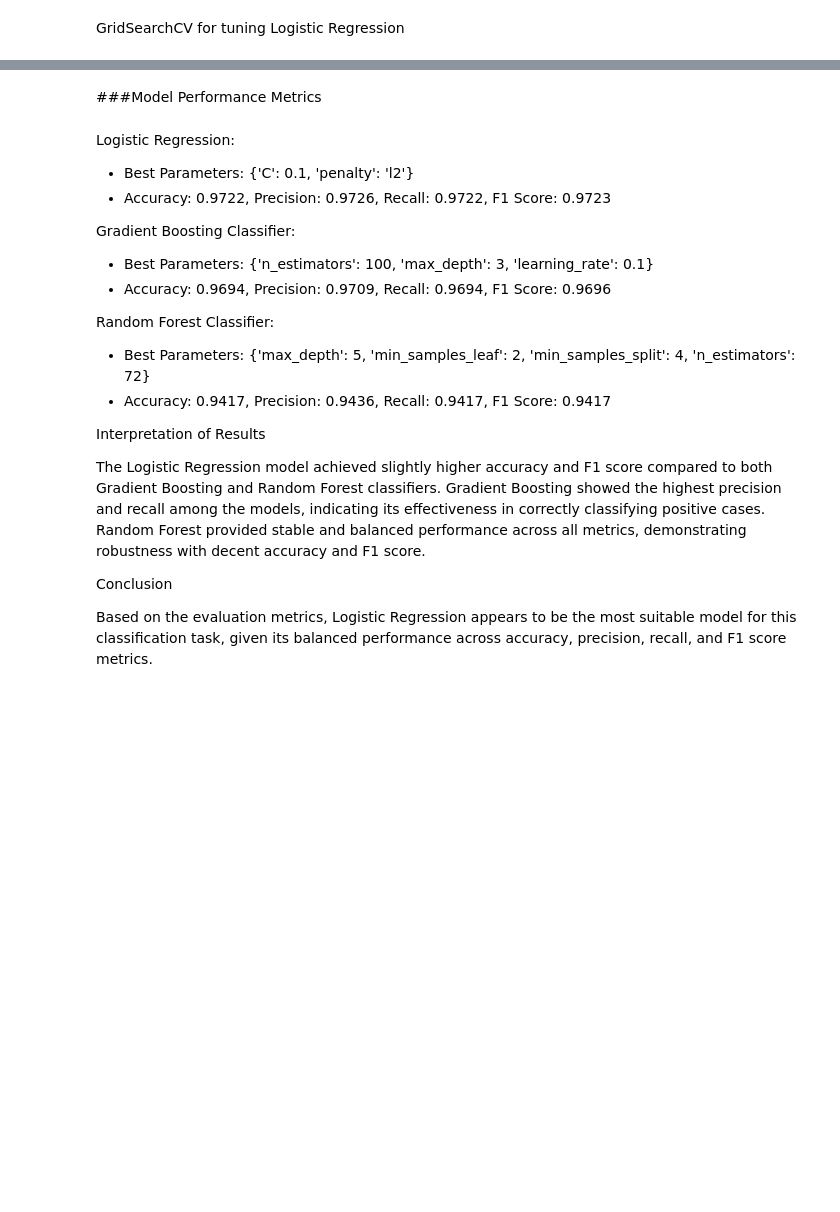
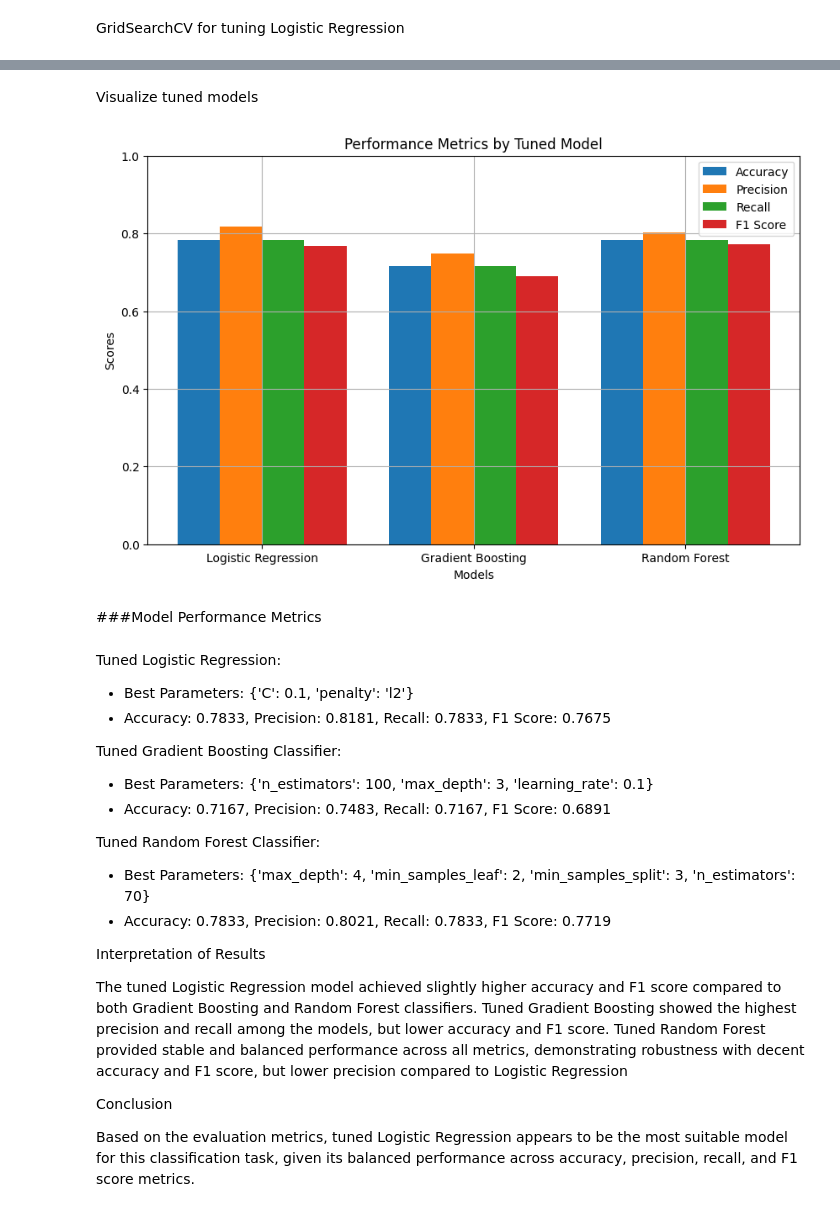
Before and after one commit to klbailey/ADA, a Jupyter notebook: Healthcare_and_Medical_Research_Final_Project.ipynb, the cells around one changed output, grey strips where cells are left out. Saved outputs shown, nothing was run; the diff lists cells and outputs as text; code cells hidden in the pictures; blank space fills up the shorter version.

```diff
--- a/Healthcare_and_Medical_Research_Final_Project.ipynb
+++ b/Healthcare_and_Medical_Research_Final_Project.ipynb
@@ -527,29 +600,59 @@ weighted avg       0.97      0.97      0.97       360
+# %% [markdown]
+Visualize tuned models
+# %%
+# Metrics for each model
+models = ['Logistic Regression', 'Gradient Boosting', 'Random Forest']
+accuracy = [0.7833, 0.7167, 0.7833]
+precision = [0.8181, 0.7483, 0.8021]
+recall = [0.7833, 0.7167, 0.7833]
+f1_score = [0.7675, 0.6891, 0.7719]
+
+# Plotting
+x = range(len(models))
+width = 0.2
+
+fig, ax = plt.subplots(figsize=(10, 6))
+rects1 = ax.bar(x, accuracy, width, label='Accuracy')
+rects2 = ax.bar([p + width for p in x], precision, width, label='Precision')
+rects3 = ax.bar([p + 2 * width for p in x], recall, width, label='Recall')
+rects4 = ax.bar([p + 3 * width for p in x], f1_score, width, label='F1 Score')
+
+ax.set_xlabel('Models')
+ax.set_ylabel('Scores')
+ax.set_title('Performance Metrics by Tuned Model')
+ax.set_xticks([p + 1.5 * width for p in x])
+ax.set_xticklabels(models)
+ax.legend()
+
+plt.ylim(0, 1)
+plt.grid(True)
+plt.show()
+# %% [output]
+[figure, added]
 # %% [markdown]
 ###Model Performance Metrics
 # %% [markdown]
-Logistic Regression:
+Tuned Logistic Regression:
 
 *   Best Parameters: {'C': 0.1, 'penalty': 'l2'}
-*   Accuracy: 0.9722, Precision: 0.9726, Recall: 0.9722, F1 Score: 0.9723
+*   Accuracy: 0.7833, Precision: 0.8181, Recall: 0.7833, F1 Score: 0.7675
 
-Gradient Boosting Classifier:
+Tuned Gradient Boosting Classifier:
 
 *   Best Parameters: {'n_estimators': 100, 'max_depth': 3, 'learning_rate': 0.1}
-*   Accuracy: 0.9694, Precision: 0.9709, Recall: 0.9694, F1 Score: 0.9696
+*   Accuracy: 0.7167, Precision: 0.7483, Recall: 0.7167, F1 Score: 0.6891
 
 
-Random Forest Classifier:
+Tuned Random Forest Classifier:
 
-*   Best Parameters: {'max_depth': 5, 'min_samples_leaf': 2, 'min_samples_split': 4, 'n_estimators': 72}
-*   Accuracy: 0.9417, Precision: 0.9436, Recall: 0.9417, F1 Score: 0.9417
+*   Best Parameters: {'max_depth': 4, 'min_samples_leaf': 2, 'min_samples_split': 3, 'n_estimators': 70}
+*   Accuracy: 0.7833, Precision: 0.8021, Recall: 0.7833, F1 Score: 0.7719
 
 
 Interpretation of Results
 
-The Logistic Regression model achieved slightly higher accuracy and F1 score compared to both Gradient Boosting and Random Forest classifiers.
-Gradient Boosting showed the highest precision and recall among the models, indicating its effectiveness in correctly classifying positive cases.
-Random Forest provided stable and balanced performance across all metrics, demonstrating robustness with decent accuracy and F1 score.
+The tuned Logistic Regression model achieved slightly higher accuracy and F1 score compared to both Gradient Boosting and Random Forest classifiers. Tuned Gradient Boosting showed the highest precision and recall among the models, but lower accuracy and F1 score. Tuned Random Forest provided stable and balanced performance across all metrics, demonstrating robustness with decent accuracy and F1 score, but lower precision compared to Logistic Regression
 
 Conclusion
 
-Based on the evaluation metrics, Logistic Regression appears to be the most suitable model for this classification task, given its balanced performance across accuracy, precision, recall, and F1 score metrics.
+Based on the evaluation metrics, tuned Logistic Regression appears to be the most suitable model for this classification task, given its balanced performance across accuracy, precision, recall, and F1 score metrics.
```
Also changed, not shown: parts of 10 cells of this notebook.
